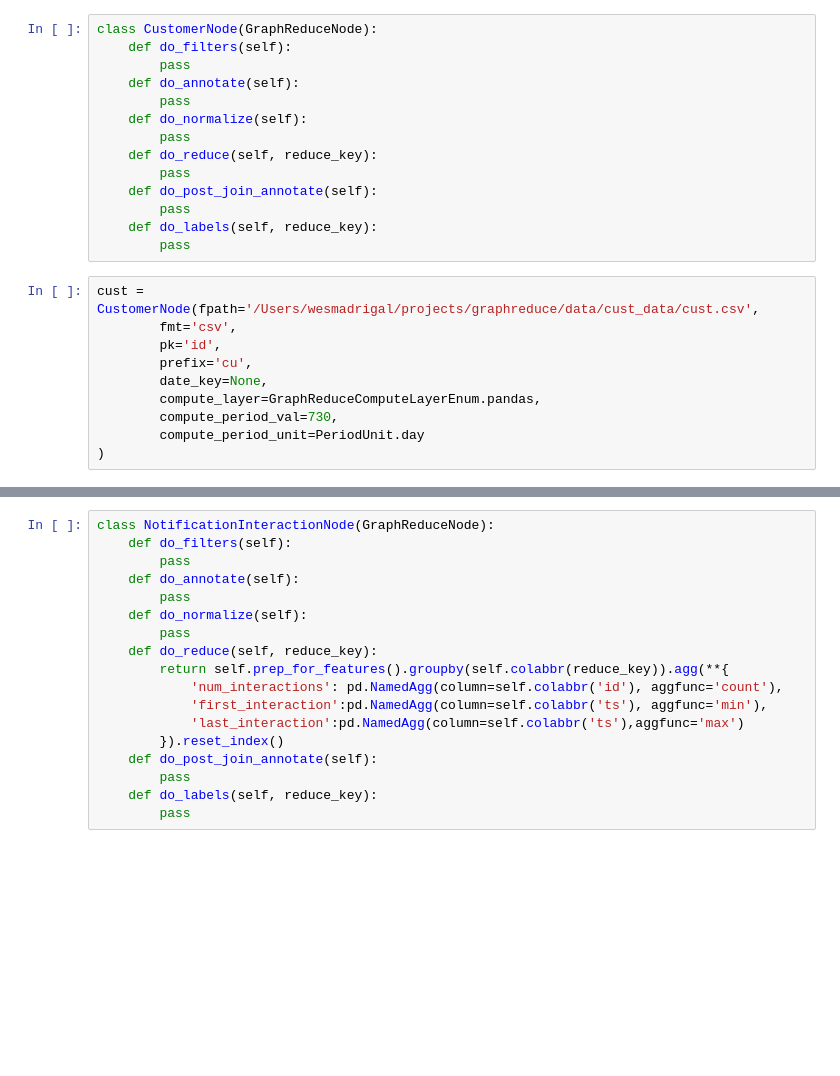
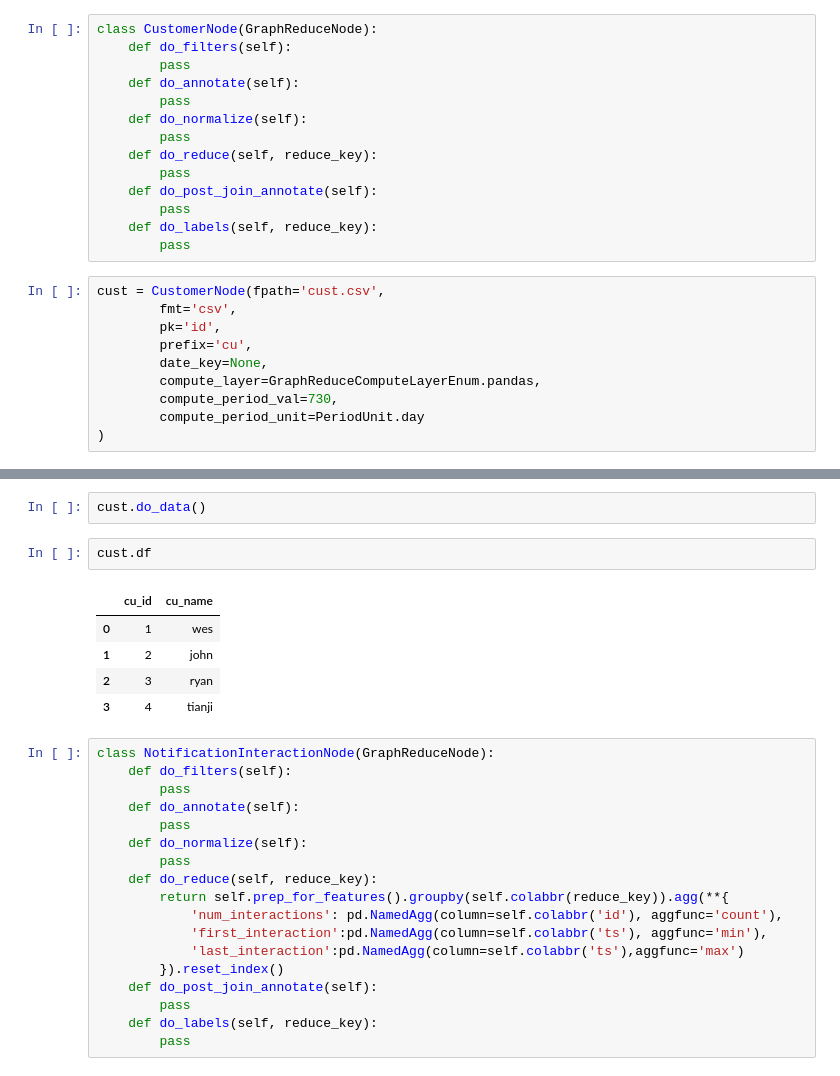
Before and after one commit to wesmadrigal/GraphReduce, a Jupyter notebook: examples/ODSC_East_2024_ex2.ipynb, the cells around one changed output, grey strips where cells are left out. Cells and saved outputs as stored; diff of their text form; blank space fills up the shorter version.

```diff
--- a/examples/ODSC_East_2024_ex2.ipynb
+++ b/examples/ODSC_East_2024_ex2.ipynb
@@ -38,7 +62,7 @@ class CustomerNode(GraphReduceNode):
     def do_labels(self, reduce_key):
         pass
 # %%
-cust = CustomerNode(fpath='/Users/wesmadrigal/projects/graphreduce/data/cust_data/cust.csv',
+cust = CustomerNode(fpath='cust.csv',
         fmt='csv',
         pk='id',
         prefix='cu',
@@ -52,3 +76,13 @@ cust = CustomerNode(fpath='/Users/wesmadrigal/projects/graphreduce/data/cust_dat
+# %%
+cust.do_data()
+# %%
+cust.df
+# %% [output]
+|  | cu_id | cu_name |
+| 0 | 1 | wes |
+| 1 | 2 | john |
+| 2 | 3 | ryan |
+| 3 | 4 | tianji |
 # %%
 class NotificationInteractionNode(GraphReduceNode):
     def do_filters(self):
```
Also changed, not shown: parts of 11 cells of this notebook.
